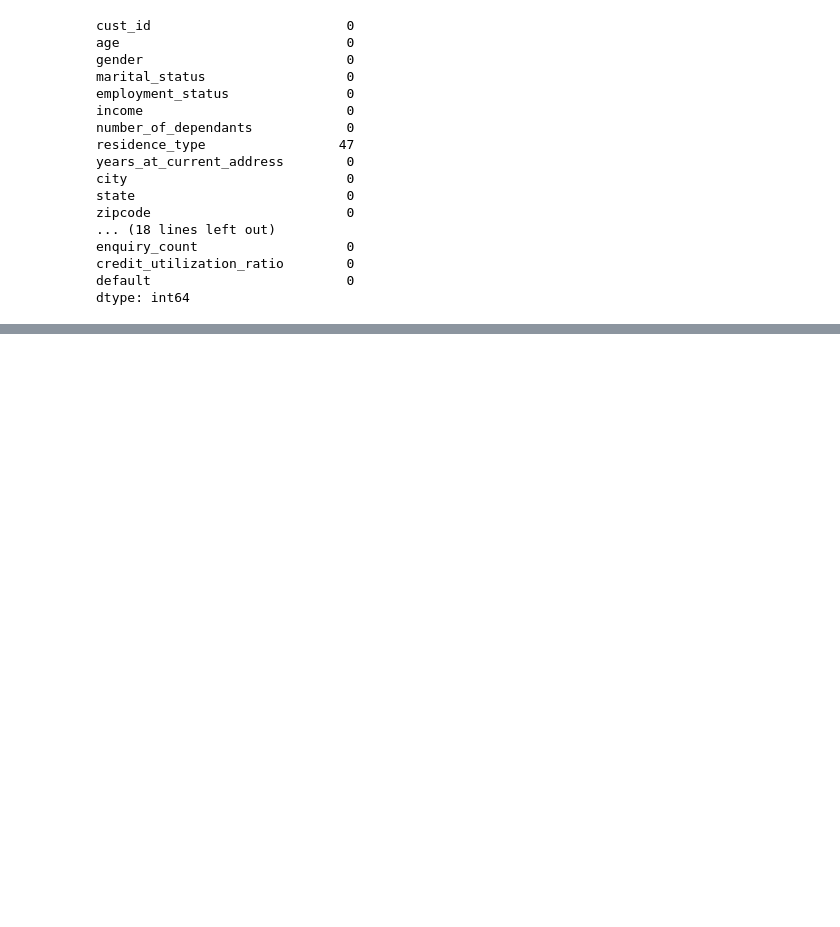
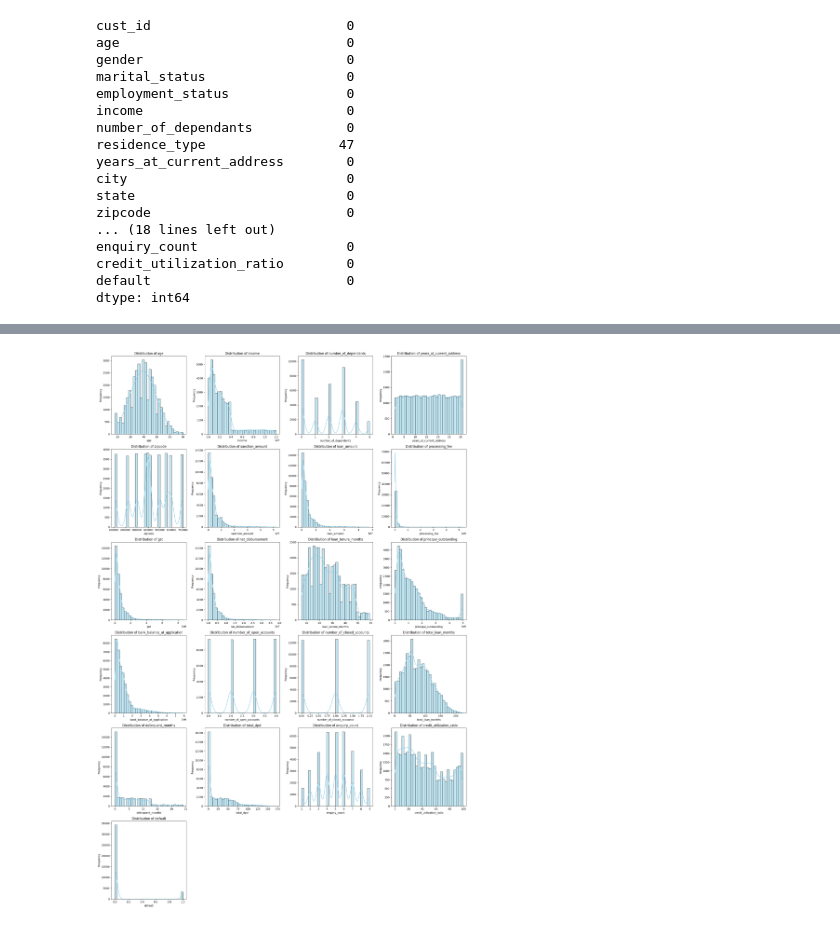
Before and after one commit to mohsinbhatti77/Classification, a Jupyter notebook: NoteBooks/1_data_cleaning.ipynb, the cells around one changed output, grey strips where cells are left out. Cells and saved outputs as stored; diff of their text form; code cells hidden in the pictures; blank space fills up the shorter version.

```diff
--- a/NoteBooks/1_data_cleaning.ipynb
+++ b/NoteBooks/1_data_cleaning.ipynb
@@ -155,0 +267,20 @@ dtype: int64
+# %%
+num_cols = len(columns_continous)
+cols_per_row = 4
+num_rows = math.ceil(num_cols / cols_per_row)
+
+# Set figure size dynamically
+plt.figure(figsize=(20, 5 * num_rows))
+
+# Plot each numeric column
+for i, col in enumerate(columns_continous, 1):
+    plt.subplot(num_rows, cols_per_row, i)
+    sns.histplot(df_train[col], bins=30, kde=True, color='skyblue')
+    plt.title(f"Distribution of {col}", fontsize=12)
+    plt.xlabel(col)
+    plt.ylabel("Frequency")
+
+plt.tight_layout()
+plt.show()
+# %% [output]
+[figure, added]
```
Also changed, not shown: parts of 15 cells of this notebook.
